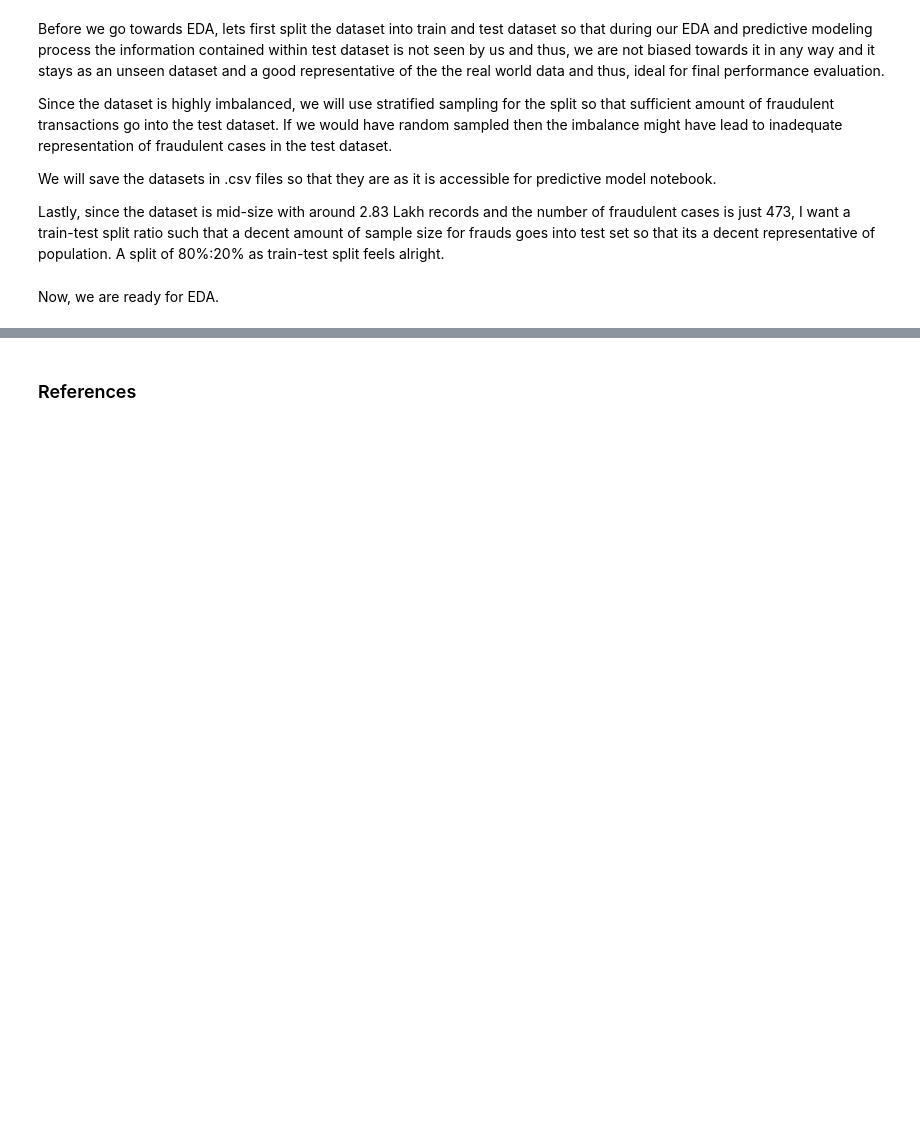
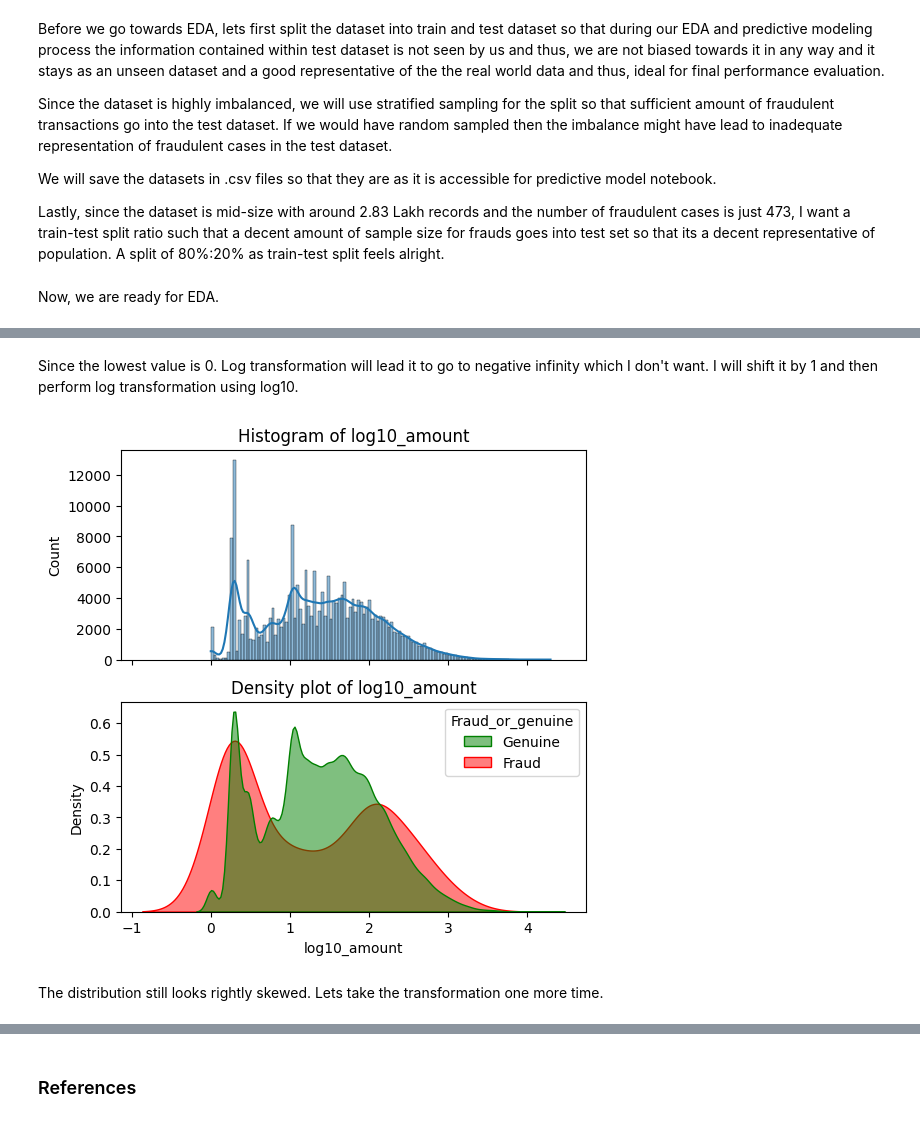
Before and after one commit to Sharma-Ayush/Credit-Card-Fraud-Detection, a Jupyter notebook: notebook/EDA.ipynb, the cells around one changed output, grey strips where cells are left out. Cells and saved outputs as stored; diff of their text form; code cells hidden in the pictures; blank space fills up the shorter version.

```diff
--- a/notebook/EDA.ipynb
+++ b/notebook/EDA.ipynb
@@ -198,0 +344,10 @@ Now, we are ready for EDA.
+# %% [markdown]
+Since the lowest value is 0. Log transformation will lead it to go to negative infinity which I don't want. I will shift it by 1 and then perform log transformation using log10.
+# %%
+df_train['log10_amount'] = df_train['Amount'].map(lambda x: np.log10(x + 1))
+# %%
+plot_univariate_num(df_train, 'log10_amount', 'Fraud_or_genuine', t_test_stat_sign_lvl, color_mapping = {'Genuine': 'green', 'Fraud': 'red'}, bins = 20, t_test = False, describe = False)
+# %% [output]
+[figure, added]
+# %% [markdown]
+The distribution still looks rightly skewed. Lets take the transformation one more time.
```
Also changed, not shown: parts of 21 cells of this notebook, 2 other files.
